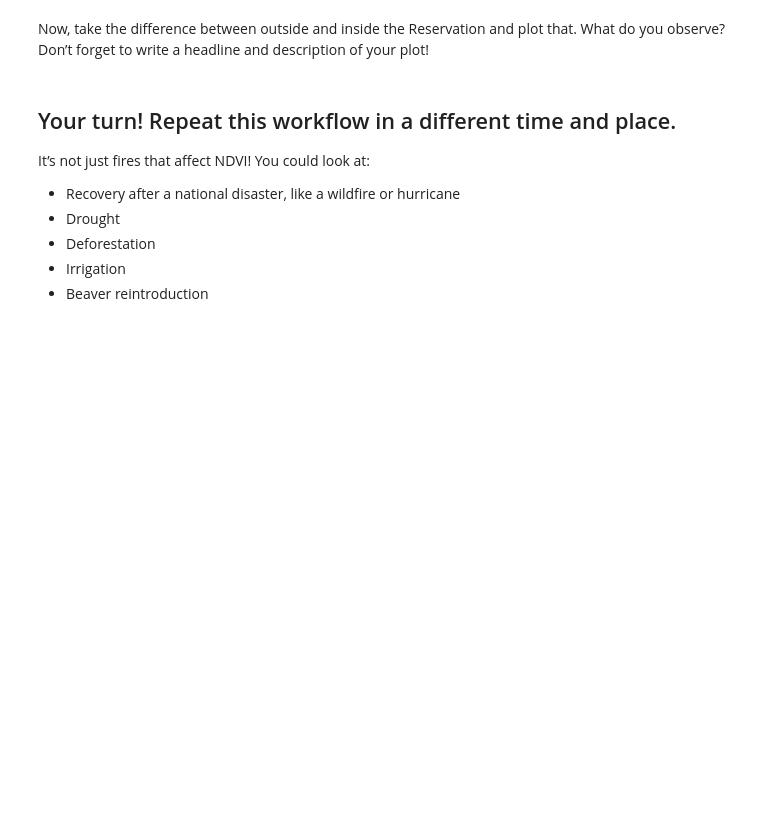
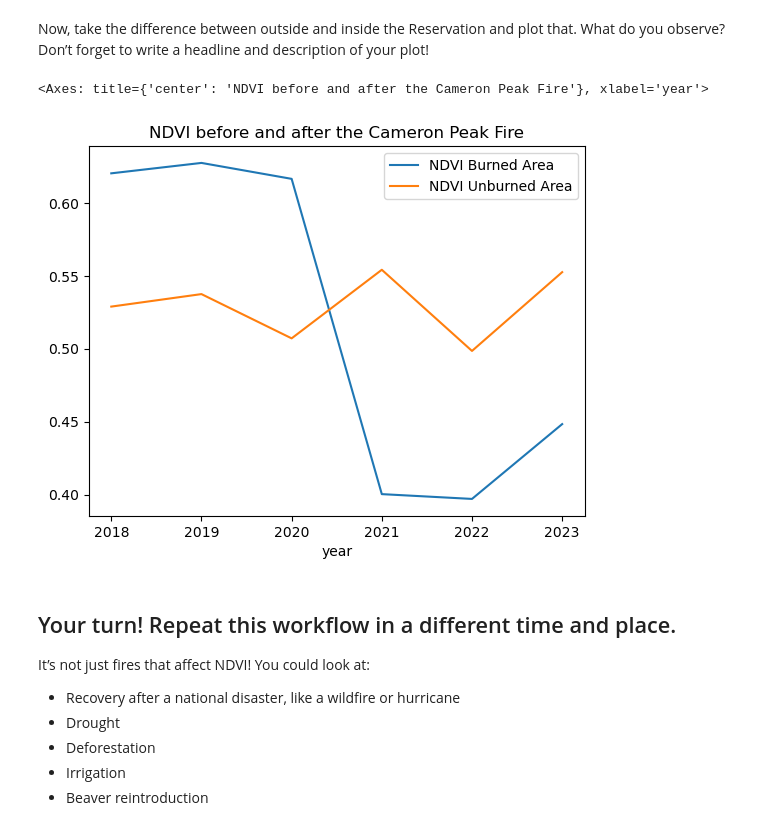
Before and after one commit to cu-esiil-edu/shortcourse-02-vegetation-nquarder, a Jupyter notebook: vegetation.ipynb, the cells around one changed output. Cells and saved outputs as stored; diff of their text form; code cells hidden in the pictures; blank space fills up the shorter version.

```diff
--- a/vegetation.ipynb
+++ b/vegetation.ipynb
@@ -450,5 +489,6 @@ geometry was modified correctly? Add some code to take a look at the
 results.
 # %%
 out_gdf = (
-    gpd.GeoDataFrame(geometry=gdf.envelope)
-    .overlay(gdf, how='difference'))
+    gpd.GeoDataFrame(geometry=cameron_peak_gdf.envelope)
+    .overlay(cameron_peak_gdf, how='difference'))
+out_gdf
@@ -468,6 +511,8 @@ textbook](https://www.earthdatascience.org/courses/use-data-open-source-python/i
 > crashes the kernel
 # %%
 # Clip data to both inside and outside the boundary
+ndvi_cp_da = ndvi_da.rio.clip(cameron_peak_gdf.geometry, from_disk=True)
+ndvi_out_da = ndvi_da.rio.clip(out_gdf.geometry, from_disk=True)
 # %% [markdown]
 > **<i class="fa fa-solid fa-keyboard fa-large" aria-label="keyboard"></i>
 > Your Task**
@@ -498,12 +543,35 @@ Reservation on the same plot.
 :::
 # %%
 # Compute mean annual July NDVI
+jul_ndvi_cp_df = (
+    ndvi_cp_da
+    .groupby(ndvi_cp_da.date.dt.year)
+    .mean(...)
+    .NDVI.to_dataframe())
+jul_ndvi_out_df = (
+    ndvi_out_da
+    .groupby(ndvi_out_da.date.dt.year)
+    .mean(...)
+    .NDVI.to_dataframe())
+
+# Plot inside and outside the reservation
+jul_ndvi_df = (
+    jul_ndvi_cp_df[['NDVI']]
+    .join(
+        jul_ndvi_out_df[['NDVI']],
+        lsuffix=' Burned Area', rsuffix=' Unburned Area')
+)
 # %% [markdown]
 Now, take the difference between outside and inside the Reservation and
 plot that. What do you observe? Don’t forget to write a headline and
 description of your plot!
 # %%
 # Plot difference inside and outside the reservation
+jul_ndvi_df.plot(
+    title='NDVI before and after the Cameron Peak Fire')
+# %% [output]
+<Axes: title={'center': 'NDVI before and after the Cameron Peak Fire'}, xlabel='year'>
+[figure, added]
 # %% [markdown]
 ## Your turn! Repeat this workflow in a different time and place.
 
```
Also changed, not shown: parts of 29 cells of this notebook.
